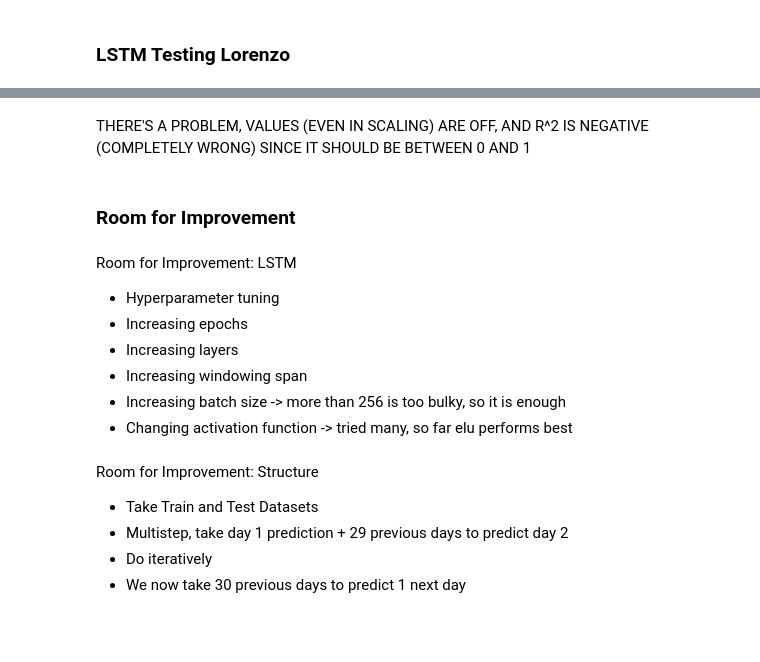
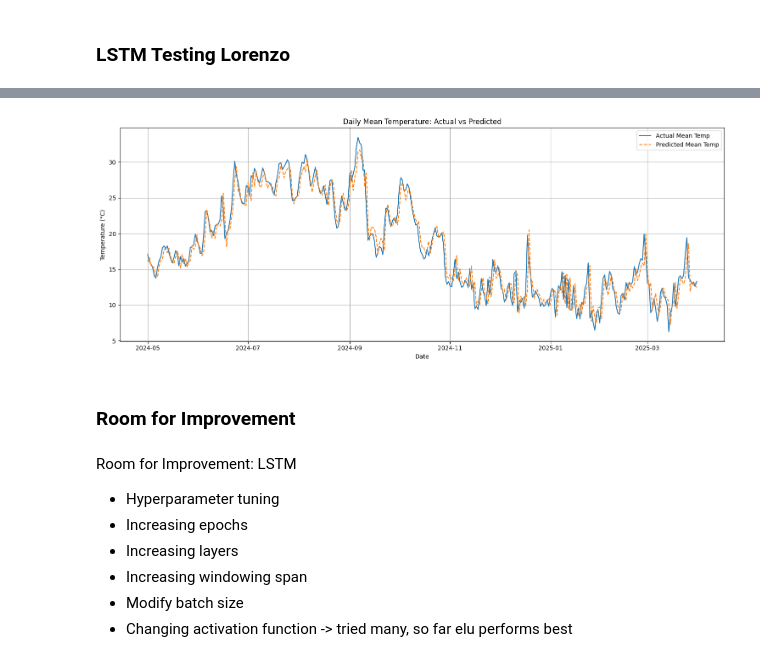
Before and after one commit to GianiRanzetti/Minerva---Weather-Derivatives, a Jupyter notebook: CNN-LSTM Model/Neural-Networks.ipynb, the cells around one changed output, grey strips where cells are left out. Saved outputs shown, nothing was run; the diff lists cells and outputs as text; code cells hidden in the pictures; blank space fills up the shorter version.

```diff
--- a/CNN-LSTM Model/Neural-Networks.ipynb
+++ b/CNN-LSTM Model/Neural-Networks.ipynb
@@ -589,12 +575,12 @@ checkpoint_cb = ModelCheckpoint("best_model.keras",
                                 mode="min",
                                 verbose=1)
 
-early_stopping_cb = EarlyStopping(monitor="val_loss", patience=10, restore_best_weights=True, verbose=1)
+early_stopping_cb = EarlyStopping(monitor="val_loss", patience=20, restore_best_weights=True, verbose=1)
 
 # Train the model, including the ModelCheckpoint and EarlyStopping callbacks
 history = model.fit(X, y,
-                    epochs=30,
-                    batch_size=256,
-                    validation_split=0.2,
+                    epochs=100,
+                    batch_size=128,
+                    validation_split=0.05,
                     callbacks=[checkpoint_cb, early_stopping_cb])
 # %% [output]
@@ -832,5 +771,26 @@ R2:  -3.387693750816535
-# %% [markdown]
-THERE'S A PROBLEM, VALUES (EVEN IN SCALING) ARE OFF, AND R^2 IS NEGATIVE (COMPLETELY WRONG) SINCE IT SHOULD BE BETWEEN 0 AND 1
+# %%
+import matplotlib.pyplot as plt
+
+# --- 7) Recover the corresponding dates from the test set ---
+# Use the trimmed df_test (after n_timesteps)
+aligned_dates = df_test['date'].iloc[n_timesteps:].reset_index(drop=True)
+
+# Add dates to the comparison dataframe
+comparison_df['Date'] = aligned_dates
+
+# --- 8) Plot the actual vs predicted mean temperatures ---
+plt.figure(figsize=(15, 6))
+plt.plot(comparison_df['Date'], comparison_df['Actual mean'], label='Actual Mean Temp')
+plt.plot(comparison_df['Date'], comparison_df['Predicted mean'], label='Predicted Mean Temp', linestyle='--')
+plt.title("Daily Mean Temperature: Actual vs Predicted")
+plt.xlabel("Date")
+plt.ylabel("Temperature (°C)")
+plt.legend()
+plt.grid(True)
+plt.tight_layout()
+plt.show()
+# %% [output]
+[figure, added]
 # %% [markdown]
 ### Room for Improvement
 # %% [markdown]
@@ -839,11 +799,5 @@ Room for Improvement: LSTM
 - Increasing epochs
 - Increasing layers
 - Increasing windowing span
-- Increasing batch size -> more than 256 is too bulky, so it is enough
+- Modify batch size
 - Changing activation function -> tried many, so far elu performs best
-# %% [markdown]
-Room for Improvement: Structure
-- Take Train and Test Datasets
-- Multistep, take day 1 prediction + 29 previous days to predict day 2
-- Do iteratively
-- We now take 30 previous days to predict 1 next day
```
Also changed, not shown: parts of 17 cells of this notebook.
